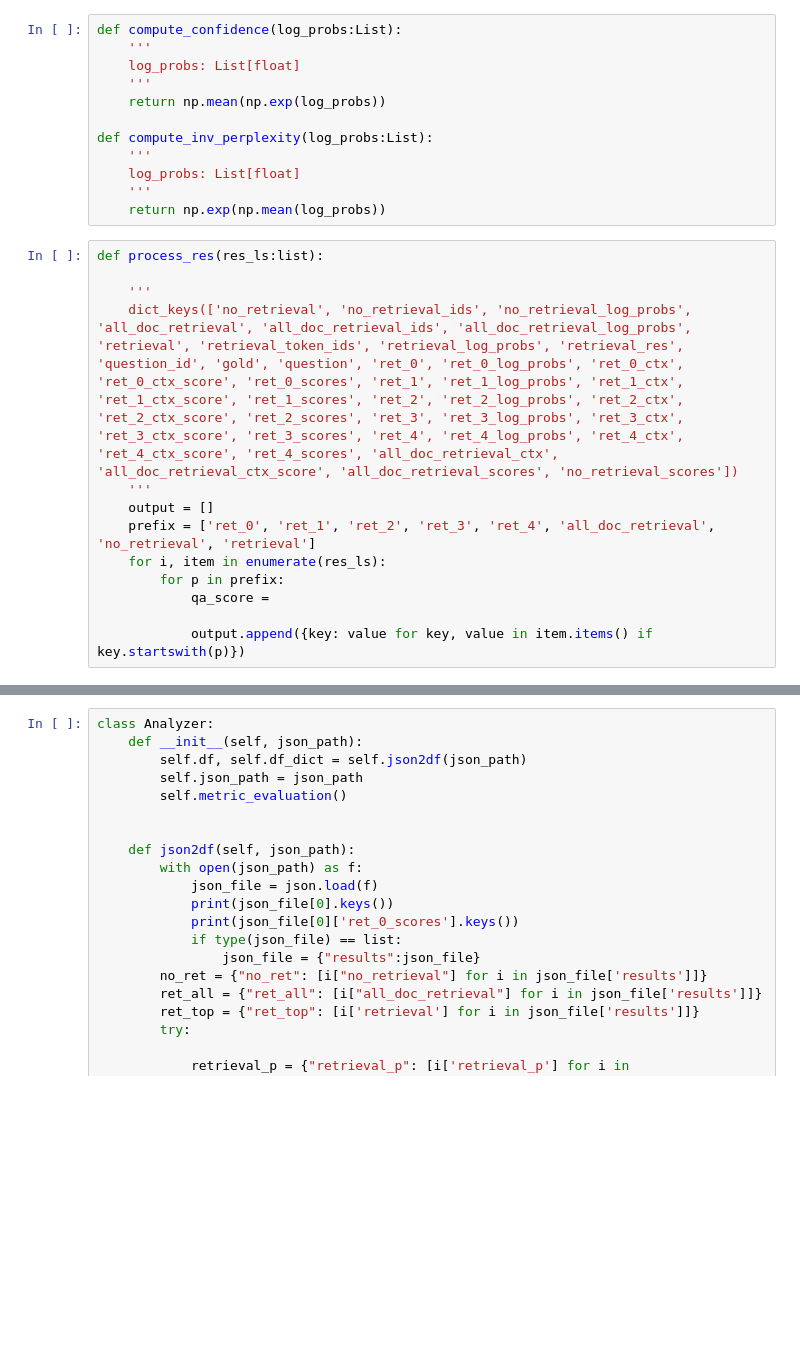
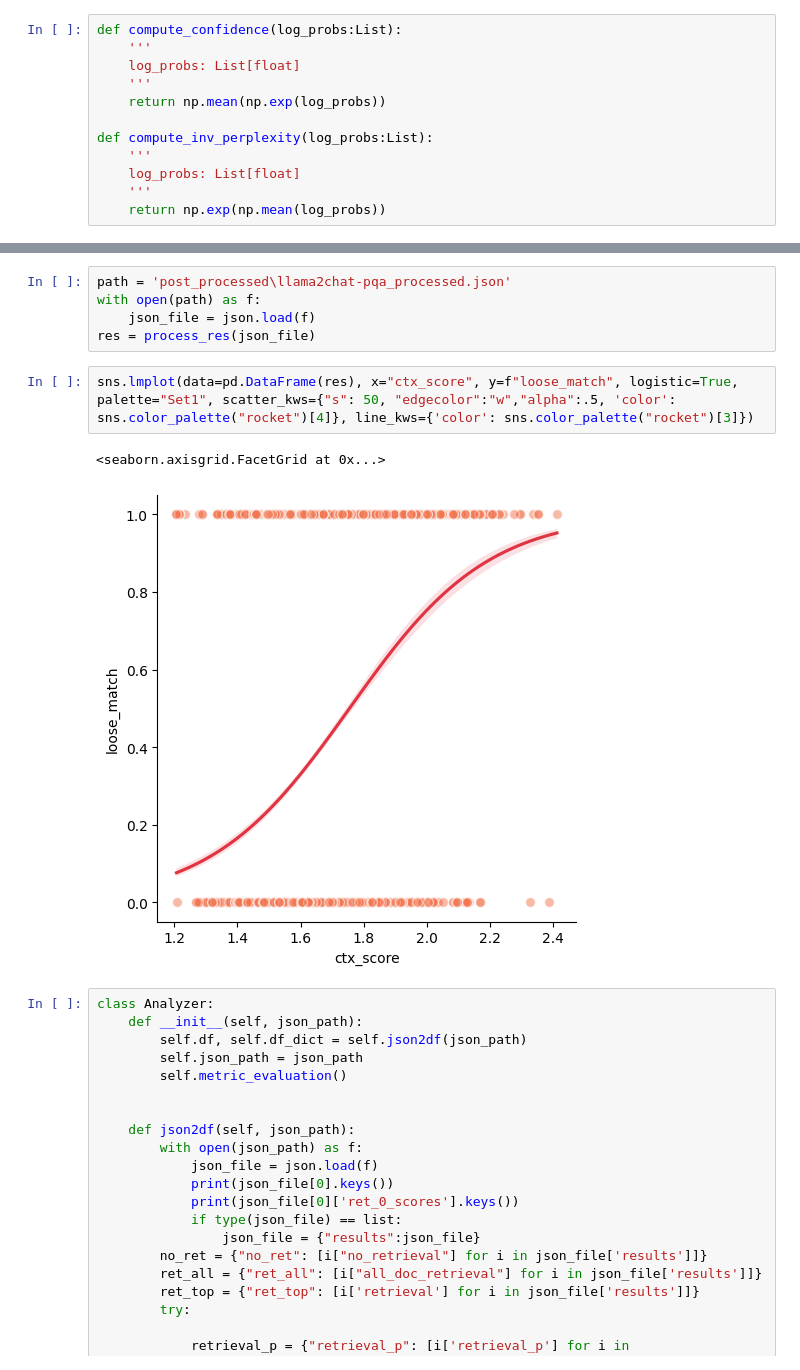
Before and after one commit to zhuzihan728/LLM_Adaptive_RAG, a Jupyter notebook: data_analysis/analysis.ipynb, the cells around one changed output, grey strips where cells are left out. Drawn from its saved outputs; the diff is of its cells as text; blank space fills up the shorter version.

Commit message:
update ignore + llamafullspan+analysis

```diff
--- a/data_analysis/analysis.ipynb
+++ b/data_analysis/analysis.ipynb
@@ -157,16 +157,3 @@ def compute_inv_perplexity(log_probs:List):
     log_probs: List[float]
     '''
     return np.exp(np.mean(log_probs))
-# %%
-def process_res(res_ls:list):
-
-    '''
-    dict_keys(['no_retrieval', 'no_retrieval_ids', 'no_retrieval_log_probs', 'all_doc_retrieval', 'all_doc_retrieval_ids', 'all_doc_retrieval_log_probs', 'retrieval', 'retrieval_token_ids', 'retrieval_log_probs', 'retrieval_res', 'question_id', 'gold', 'question', 'ret_0', 'ret_0_log_probs', 'ret_0_ctx', 'ret_0_ctx_score', 'ret_0_scores', 'ret_1', 'ret_1_log_probs', 'ret_1_ctx', 'ret_1_ctx_score', 'ret_1_scores', 'ret_2', 'ret_2_log_probs', 'ret_2_ctx', 'ret_2_ctx_score', 'ret_2_scores', 'ret_3', 'ret_3_log_probs', 'ret_3_ctx', 'ret_3_ctx_score', 'ret_3_scores', 'ret_4', 'ret_4_log_probs', 'ret_4_ctx', 'ret_4_ctx_score', 'ret_4_scores', 'all_doc_retrieval_ctx', 'all_doc_retrieval_ctx_score', 'all_doc_retrieval_scores', 'no_retrieval_scores'])
-    '''
-    output = []
-    prefix = ['ret_0', 'ret_1', 'ret_2', 'ret_3', 'ret_4', 'all_doc_retrieval', 'no_retrieval', 'retrieval']
-    for i, item in enumerate(res_ls):
-        for p in prefix:
-            qa_score =
-
-            output.append({key: value for key, value in item.items() if key.startswith(p)})
@@ -173,3 +202,13 @@ def process_res(res_ls:list):
+# %%
+path = 'post_processed\llama2chat-pqa_processed.json'
+with open(path) as f:
+    json_file = json.load(f)
+res = process_res(json_file)
+# %%
+sns.lmplot(data=pd.DataFrame(res), x="ctx_score", y=f"loose_match", logistic=True, palette="Set1", scatter_kws={"s": 50, "edgecolor":"w","alpha":.5, 'color': sns.color_palette("rocket")[4]}, line_kws={'color': sns.color_palette("rocket")[3]})
+# %% [output]
+<seaborn.axisgrid.FacetGrid at 0x...>
+[figure, added]
 # %%
 class Analyzer:
     def __init__(self, json_path):
```
Also changed, not shown: parts of 1 cell of this notebook, 2 other files.
